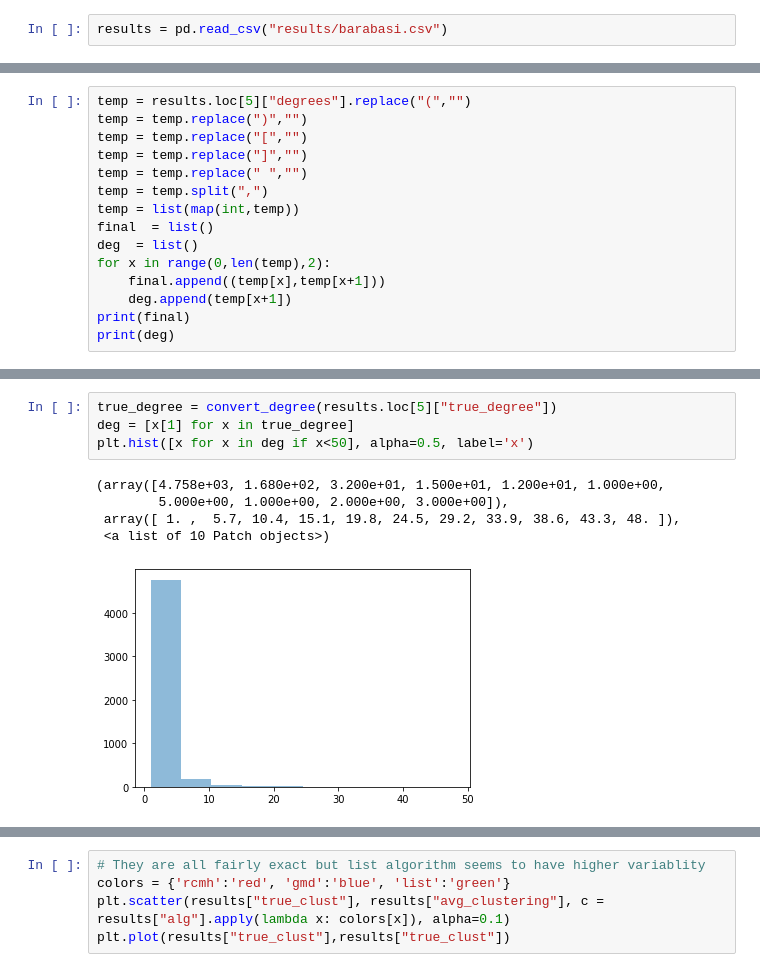
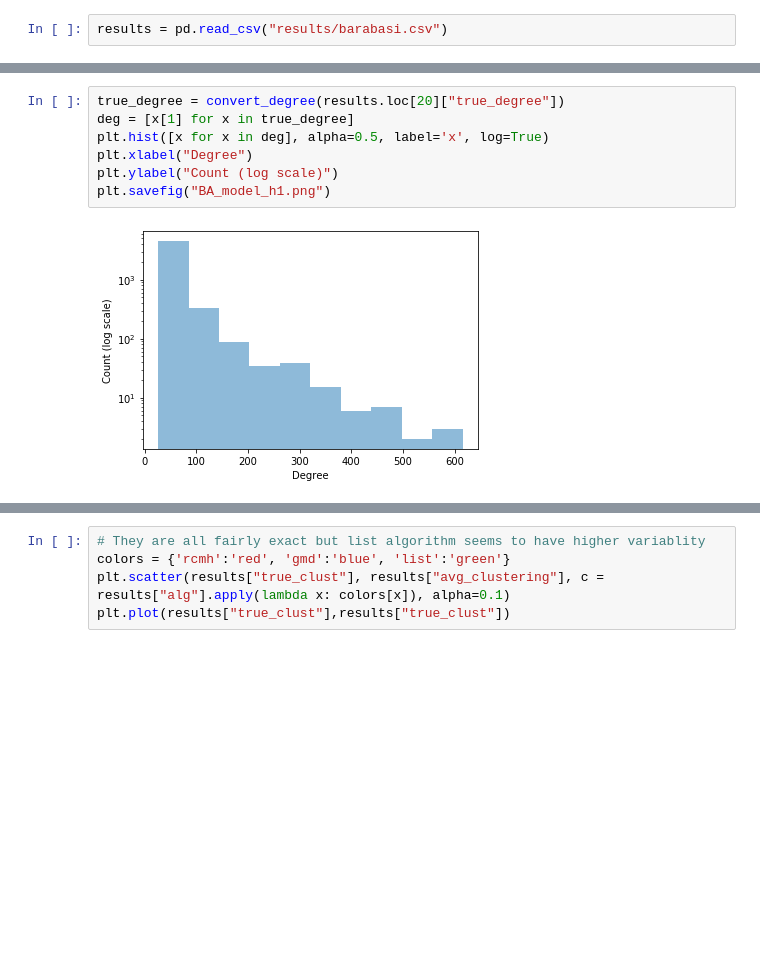
Before and after one commit to hewa55/GraphSampler, a Jupyter notebook: test.ipynb, the cells around one changed output, grey strips where cells are left out. Cells and saved outputs as stored; diff of their text form; blank space fills up the shorter version.

```diff
--- a/test.ipynb
+++ b/test.ipynb
@@ -207,15 +328,0 @@ print(deg)
-# %%
-temp = results.loc[5]["degrees"].replace("(","")
-temp = temp.replace(")","")
-temp = temp.replace("[","")
-temp = temp.replace("]","")
-temp = temp.replace(" ","")
-temp = temp.split(",")
-temp = list(map(int,temp))
-final  = list()
-deg  = list()
-for x in range(0,len(temp),2):
-    final.append((temp[x],temp[x+1]))
-    deg.append(temp[x+1])
-print(final)
-print(deg)
@@ -245,10 +329,9 @@ def convert_degree(entry):
 # %%
-true_degree = convert_degree(results.loc[5]["true_degree"])
+true_degree = convert_degree(results.loc[20]["true_degree"])
 deg = [x[1] for x in true_degree]
-plt.hist([x for x in deg if x<50], alpha=0.5, label='x')
+plt.hist([x for x in deg], alpha=0.5, label='x', log=True)
+plt.xlabel("Degree")
+plt.ylabel("Count (log scale)")
+plt.savefig("BA_model_h1.png")
 # %% [output]
-(array([4.758e+03, 1.680e+02, 3.200e+01, 1.500e+01, 1.200e+01, 1.000e+00,
-        5.000e+00, 1.000e+00, 2.000e+00, 3.000e+00]),
- array([ 1. ,  5.7, 10.4, 15.1, 19.8, 24.5, 29.2, 33.9, 38.6, 43.3, 48. ]),
- <a list of 10 Patch objects>)
-[figure, old version]
+[figure, new version]
```
Also changed, not shown: parts of 40 cells of this notebook.
